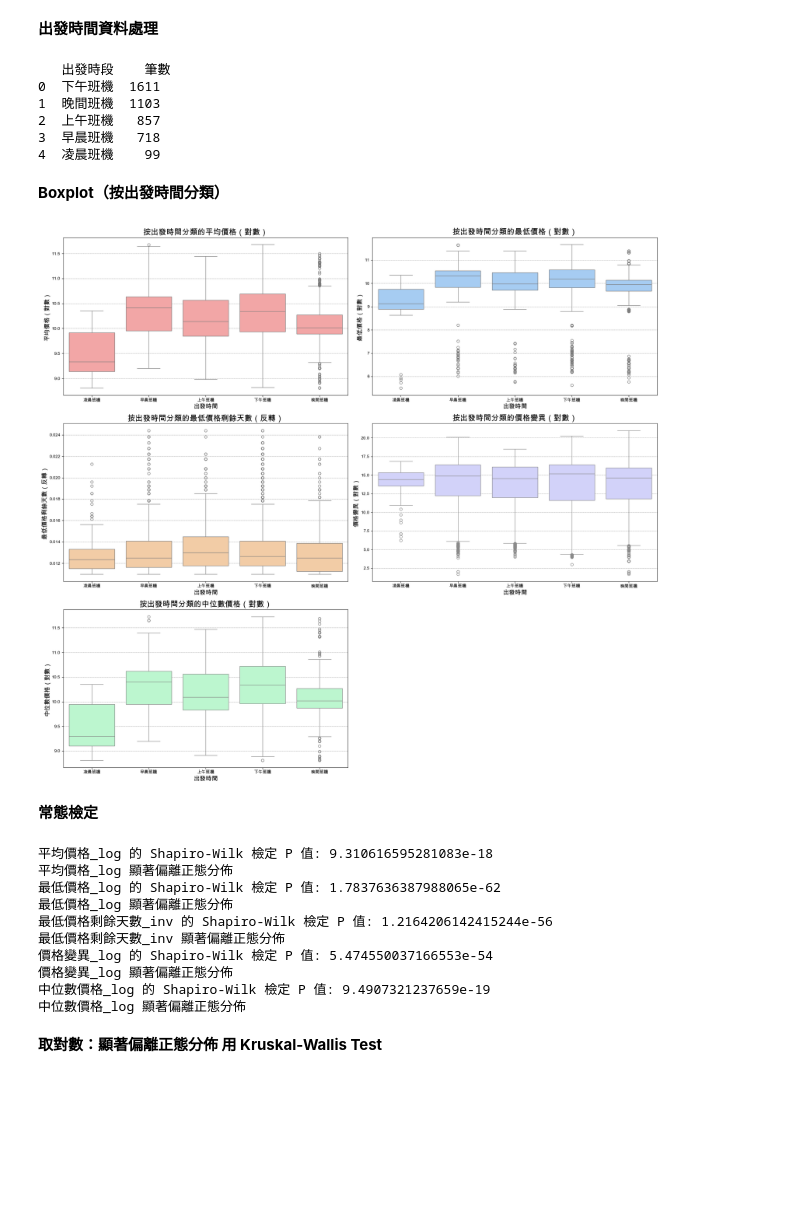
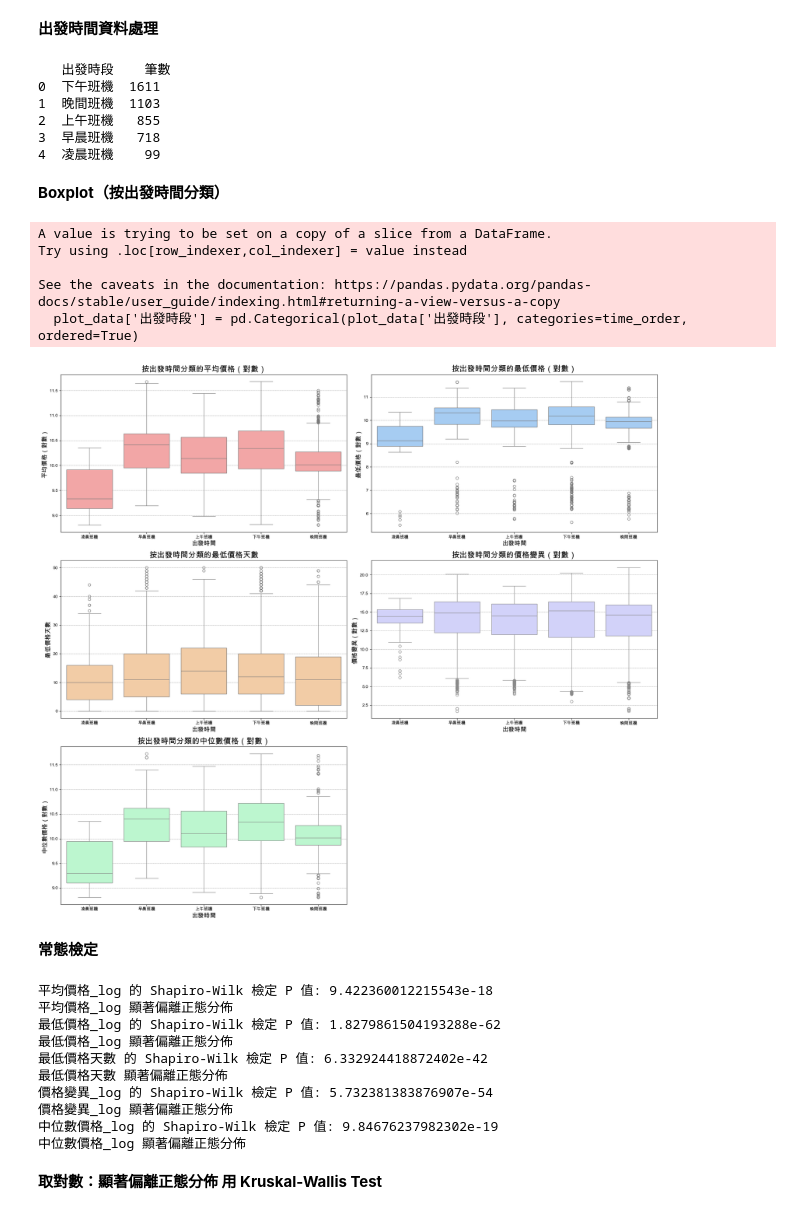
Before and after one commit to ching1223/flight_data, a Jupyter notebook: cleaned_data/departure_time_sydney.ipynb, the cells around one changed output. Saved outputs shown, nothing was run; the diff lists cells and outputs as text; code cells hidden in the pictures; blank space fills up the shorter version.

```diff
--- a/cleaned_data/departure_time_sydney.ipynb
+++ b/cleaned_data/departure_time_sydney.ipynb
@@ -42,10 +42,12 @@ data["平均價格_log"] = data["平均價格"].apply(lambda x: np.log1p(x) if p
 data["最低價格_log"] = data["最低價格"].apply(lambda x: np.log1p(x) if pd.notnull(x) else np.nan)
 data["價格變異_log"] = data["價格變異"].apply(lambda x: np.log1p(x) if pd.notnull(x) else np.nan)
 data["中位數價格_log"] = data["中位數價格"].apply(lambda x: np.log1p(x) if pd.notnull(x) else np.nan)
-data["最低價格剩餘天數_inv"] = data["最低價格剩餘天數"].apply(lambda x: 1/x if pd.notnull(x) and x != 0 else np.nan)
+
+# 91 - '最低價格剩餘天數'
+data['最低價格天數'] = 91 - data['最低價格剩餘天數']
 
 # 移除包含 NaN 的數據
-plot_data = data.dropna(subset=["平均價格_log", "最低價格_log", "最低價格剩餘天數_inv", "價格變異_log", "中位數價格_log", "出發時段"])
+plot_data = data.dropna(subset=["平均價格_log", "最低價格_log", "最低價格天數", "價格變異_log", "中位數價格_log", "出發時段"])
 
 # 顯示各時段有幾筆資料
 time_period_count = data["出發時段"].value_counts().reset_index()
@@ -55,7 +57,7 @@ print(time_period_count)
    出發時段    筆數
 0  下午班機  1611
 1  晚間班機  1103
-2  上午班機   857
+2  上午班機   855
 3  早晨班機   718
 4  凌晨班機    99
 # %% [markdown]
@@ -71,7 +73,7 @@ plt.rcParams['axes.unicode_minus'] = False
 
 # 確保時段順序為固定排序
 time_order = ["凌晨班機", "早晨班機", "上午班機", "下午班機", "晚間班機"]
-plot_data.loc[:,'出發時段'] = pd.Categorical(plot_data['出發時段'], categories=time_order, ordered=True)
+plot_data['出發時段'] = pd.Categorical(plot_data['出發時段'], categories=time_order, ordered=True)
 
 # 確認排序
 plot_data = plot_data.sort_values(by='出發時段')
@@ -93,38 +95,43 @@ axes[0, 0].grid(axis='y', color='gray', linestyle='--', linewidth=0.5)
 # 第二個子圖：按出發時間分類的最低價格的盒狀圖（對數）
 sns.boxplot(data=plot_data, x='出發時段', y='最低價格_log', ax=axes[0, 1], color='#99CCFF')
 axes[0, 1].set_title('按出發時間分類的最低價格（對數）', fontsize=title_fontsize)
 axes[0, 1].set_xlabel('出發時間', fontsize=label_fontsize)
 axes[0, 1].set_ylabel('最低價格（對數）', fontsize=label_fontsize)
 axes[0, 1].grid(axis='y', color='gray', linestyle='--', linewidth=0.5)
 
-# 第三個子圖：按出發時間分類的最低價格剩餘天數（反轉）的盒狀圖
-sns.boxplot(data=plot_data, x='出發時段', y='最低價格剩餘天數_inv', ax=axes[1, 0], color='#FFCC99')
-axes[1, 0].set_title('按出發時間分類的最低價格剩餘天數（反轉）', fontsize=title_fontsize)
+# 第三個子圖：按出發時間分類的最低價格天數的盒狀圖
+sns.boxplot(data=plot_data, x='出發時段', y='最低價格天數', ax=axes[1, 0], color='#FFCC99')
+axes[1, 0].set_title('按出發時間分類的最低價格天數', fontsize=title_fontsize)
 axes[1, 0].set_xlabel('出發時間', fontsize=label_fontsize)
-axes[1, 0].set_ylabel('最低價格剩餘天數（反轉）', fontsize=label_fontsize)
+axes[1, 0].set_ylabel('最低價格天數', fontsize=label_fontsize)
 axes[1, 0].grid(axis='y', color='gray', linestyle='--', linewidth=0.5)
 
 # 第四個子圖：按出發時間分類的價格變異（對數）的盒狀圖
 sns.boxplot(data=plot_data, x='出發時段', y='價格變異_log', ax=axes[1, 1], color='#CCCCFF')
 axes[1, 1].set_title('按出發時間分類的價格變異（對數）', fontsize=title_fontsize)
 axes[1, 1].set_xlabel('出發時間', fontsize=label_fontsize)
 axes[1, 1].set_ylabel('價格變異（對數）', fontsize=label_fontsize)
 axes[1, 1].grid(axis='y', color='gray', linestyle='--', linewidth=0.5)
 
 # 第五個子圖：按出發時間分類的中位數價格（對數）的盒狀圖
 sns.boxplot(data=plot_data, x='出發時段', y='中位數價格_log', ax=axes[2, 0], color='#B3FFCC')
 axes[2, 0].set_title('按出發時間分類的中位數價格（對數）', fontsize=title_fontsize)
 axes[2, 0].set_xlabel('出發時間', fontsize=label_fontsize)
 axes[2, 0].set_ylabel('中位數價格（對數）', fontsize=label_fontsize)
 axes[2, 0].grid(axis='y', color='gray', linestyle='--', linewidth=0.5)
 
 # 移除未使用的子圖
 axes[2, 1].axis('off')
 
 plt.tight_layout()
 plt.show()
 # %% [output]
+A value is trying to be set on a copy of a slice from a DataFrame.
+Try using .loc[row_indexer,col_indexer] = value instead
+
+See the caveats in the documentation: https://pandas.pydata.org/pandas-docs/stable/user_guide/indexing.html#returning-a-view-versus-a-copy
+  plot_data['出發時段'] = pd.Categorical(plot_data['出發時段'], categories=time_order, ordered=True)
-[figure, old version]
+[figure, new version]
 # %% [markdown]
 **常態檢定**
 # %%
@@ -135,7 +142,7 @@ import numpy as np
 variables_log = {
     '平均價格_log': plot_data['平均價格_log'],
     '最低價格_log': plot_data['最低價格_log'],
-    '最低價格剩餘天數_inv': plot_data['最低價格剩餘天數_inv'],
+    '最低價格天數': plot_data['最低價格天數'],
     '價格變異_log': plot_data['價格變異_log'],
     '中位數價格_log': plot_data['中位數價格_log'],
 }
@@ -149,15 +156,15 @@ for var_name, data in variables_log.items():
     else:
         print(f"{var_name} 顯著偏離正態分佈")
 # %% [output]
-平均價格_log 的 Shapiro-Wilk 檢定 P 值: 9.310616595281083e-18
+平均價格_log 的 Shapiro-Wilk 檢定 P 值: 9.422360012215543e-18
 平均價格_log 顯著偏離正態分佈
-最低價格_log 的 Shapiro-Wilk 檢定 P 值: 1.7837636387988065e-62
+最低價格_log 的 Shapiro-Wilk 檢定 P 值: 1.8279861504193288e-62
 最低價格_log 顯著偏離正態分佈
-最低價格剩餘天數_inv 的 Shapiro-Wilk 檢定 P 值: 1.2164206142415244e-56
-最低價格剩餘天數_inv 顯著偏離正態分佈
-價格變異_log 的 Shapiro-Wilk 檢定 P 值: 5.474550037166553e-54
+最低價格天數 的 Shapiro-Wilk 檢定 P 值: 6.332924418872402e-42
+最低價格天數 顯著偏離正態分佈
+價格變異_log 的 Shapiro-Wilk 檢定 P 值: 5.732381383876907e-54
 價格變異_log 顯著偏離正態分佈
-中位數價格_log 的 Shapiro-Wilk 檢定 P 值: 9.4907321237659e-19
+中位數價格_log 的 Shapiro-Wilk 檢定 P 值: 9.84676237982302e-19
 中位數價格_log 顯著偏離正態分佈
 # %% [markdown]
 **取對數：顯著偏離正態分佈 用 Kruskal-Wallis Test**
```
Also changed, not shown: parts of 2 cells of this notebook, 10 other files.
